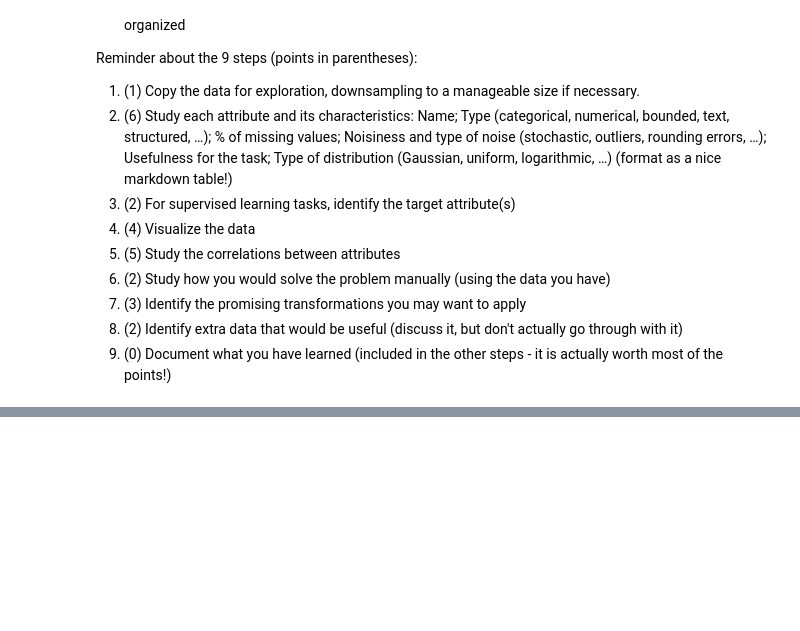
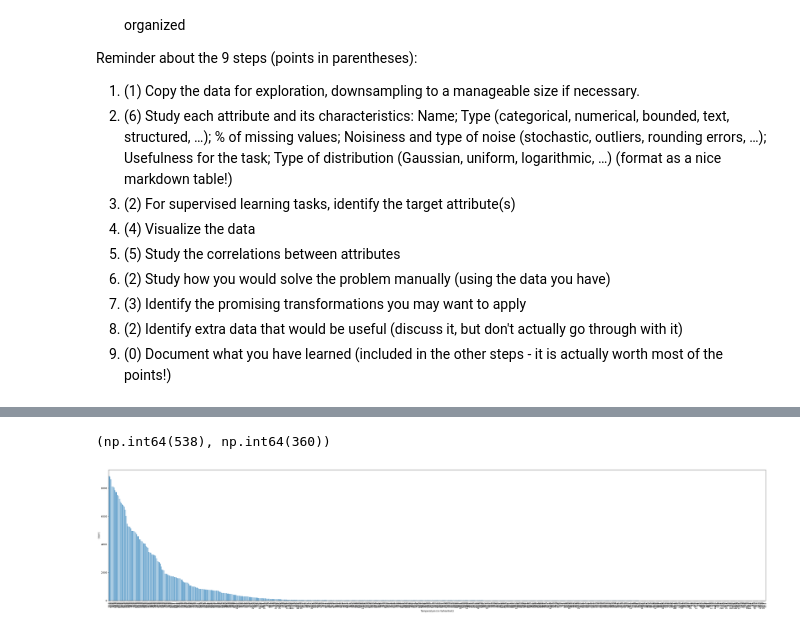
Before and after one commit to fuentesa02/MLFinalProject, a Jupyter notebook: Accidents.ipynb, the cells around one changed output, grey strips where cells are left out. Saved outputs shown, nothing was run; the diff lists cells and outputs as text; code cells hidden in the pictures; blank space fills up the shorter version.

```diff
--- a/Accidents.ipynb
+++ b/Accidents.ipynb
@@ -235,0 +449,10 @@ Reminder about the 9 steps (points in parentheses):
+# %%
+# Look at the distribution of Temperature
+counts = data["Temperature(F)"].value_counts()
+counts.plot.bar(figsize=(50, 10))
+plt.xlabel("Temperature (in Fahrenheit)")
+plt.ylabel("Count")
+((counts / len(data) * 100) < 0.05).sum(), ((counts / len(data) * 100) < 0.005).sum()
+# %% [output]
+(np.int64(538), np.int64(360))
+[figure, added]
```
Also changed, not shown: parts of 26 cells of this notebook.
